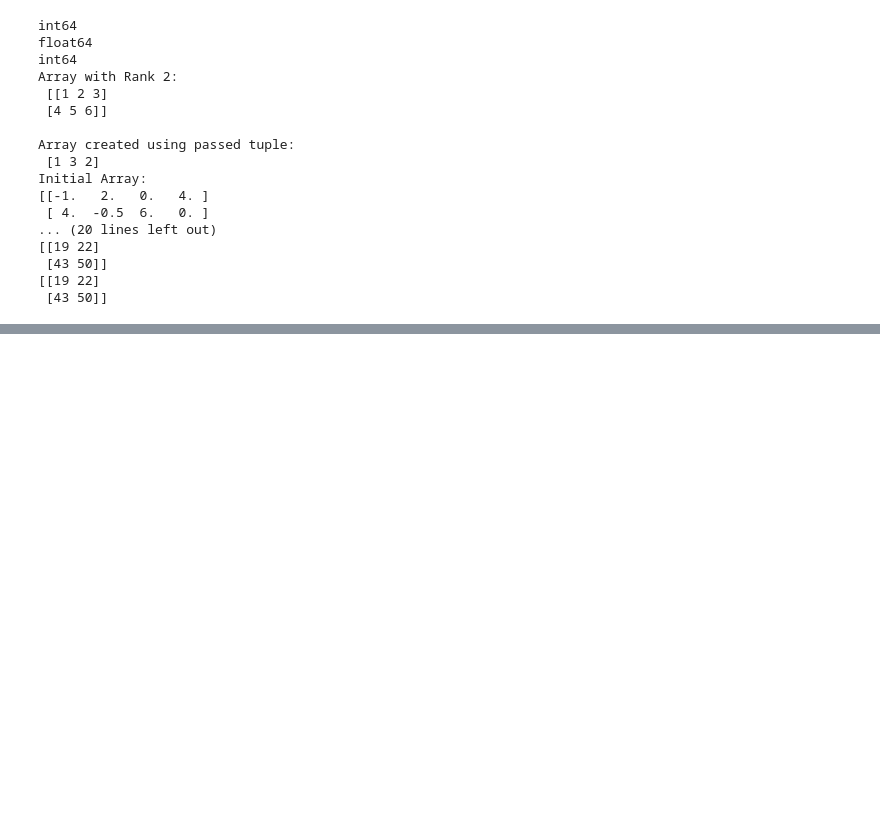
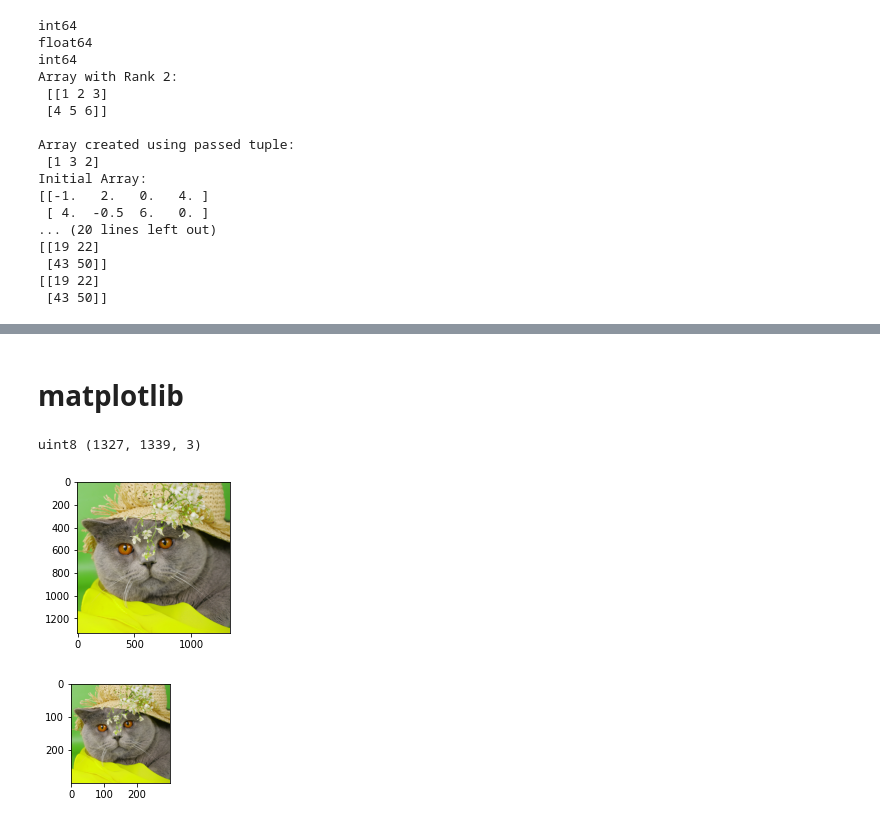
Before and after one commit to Sushila-Phogat/CE888, a Jupyter notebook: Lab1/Basics_Revision.ipynb, the cells around one changed output, grey strips where cells are left out. Cells and saved outputs as stored; diff of their text form; code cells hidden in the pictures; blank space fills up the shorter version.

```diff
--- a/Lab1/Basics_Revision.ipynb
+++ b/Lab1/Basics_Revision.ipynb
@@ -305,0 +560,27 @@ Initial Array:
+# %% [markdown]
+# matplotlib
+# %%
+import matplotlib.pyplot as plt
+from matplotlib.pyplot import imread,imsave
+
+# Read an JPEG image into a numpy array
+img = imread('cat.jpg')
+print(img.dtype, img.shape)  # Prints "uint8  (1327, 1339, 3)
+plt.subplot(1,2, 1)
+plt.imshow((img))
+plt.show()
+# Resize the tinted image to be 300 by 300 pixels.
+#img_tinted = imresize(img_tinted, (300, 300))
+
+img_tinted = np.array(Image.fromarray(img).resize((300, int(300))))
+
+# Write the tinted image back to disk
+imsave('cat_tinted.jpg', img_tinted)
+
+plt.subplot(2, 2, 2)
+plt.imshow(np.uint8(img_tinted))
+plt.show()
+# %% [output]
+uint8 (1327, 1339, 3)
+[figure, added]
+[figure, added]
```
Also changed, not shown: parts of 4 cells of this notebook.
